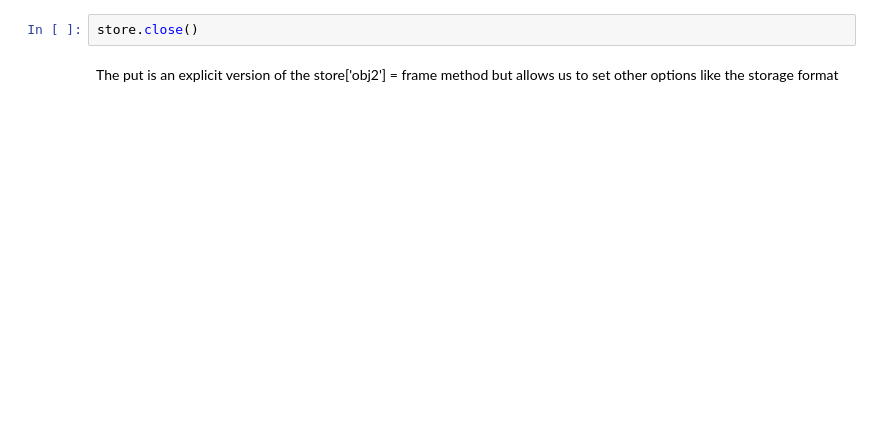
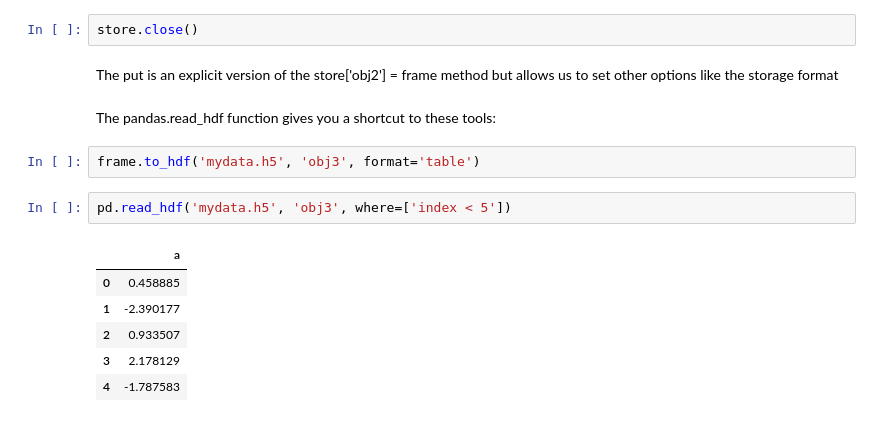
Before and after one commit to lucaslokchan/data-analysis, a Jupyter notebook: Python for Data Analysis/06_Data_Loading_Storage_and_File_Formats.ipynb, the cells around one changed output. Saved outputs shown, nothing was run; the diff lists cells and outputs as text; blank space fills up the shorter version.

```diff
--- a/Python for Data Analysis/06_Data_Loading_Storage_and_File_Formats.ipynb
+++ b/Python for Data Analysis/06_Data_Loading_Storage_and_File_Formats.ipynb
@@ -895,3 +895,16 @@ store.select('obj2', where=['index >= 10 and index <=15'])
 store.close()
 # %% [markdown]
 The put is an explicit version of the store['obj2'] = frame method but allows us to set other options like the storage format
+# %% [markdown]
+The pandas.read_hdf function gives you a shortcut to these tools:
+# %%
+frame.to_hdf('mydata.h5', 'obj3', format='table')
+# %%
+pd.read_hdf('mydata.h5', 'obj3', where=['index < 5'])
+# %% [output]
+|  | a |
+| 0 | 0.458885 |
+| 1 | -2.390177 |
+| 2 | 0.933507 |
+| 3 | 2.178129 |
+| 4 | -1.787583 |
```
Also changed, not shown: parts of 50 cells of this notebook.
